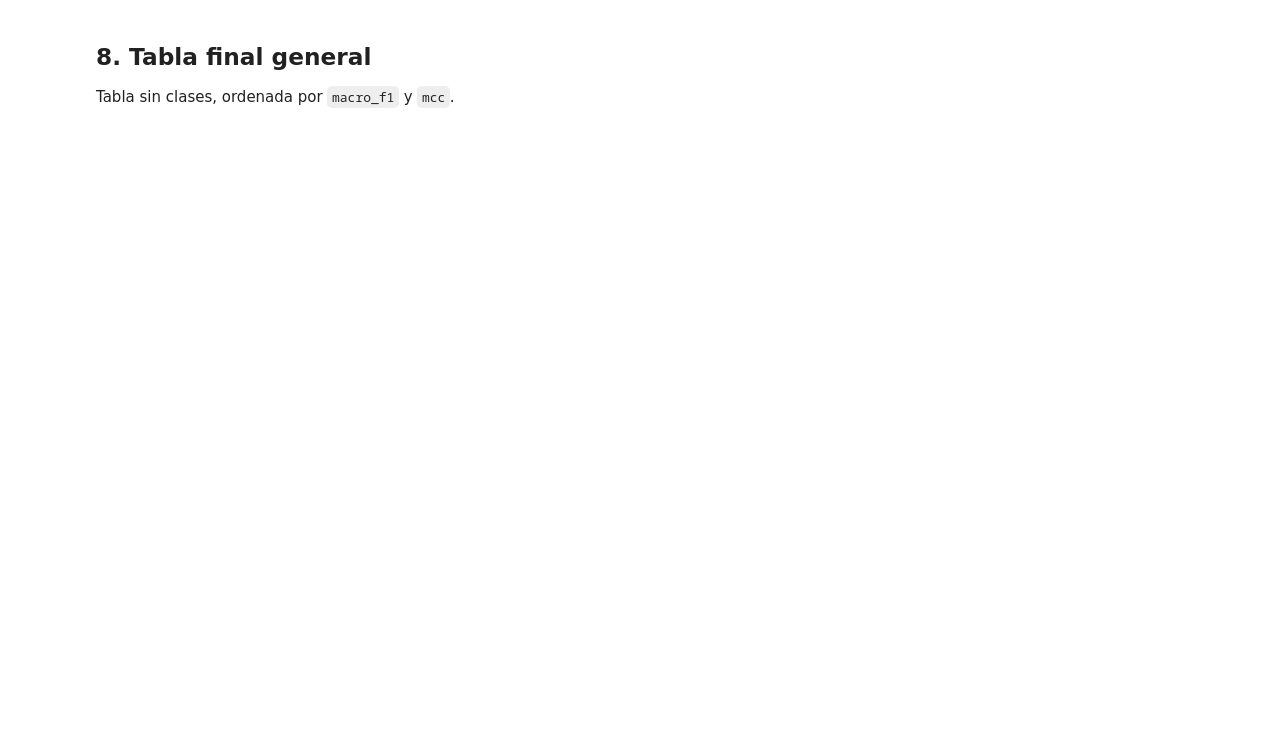
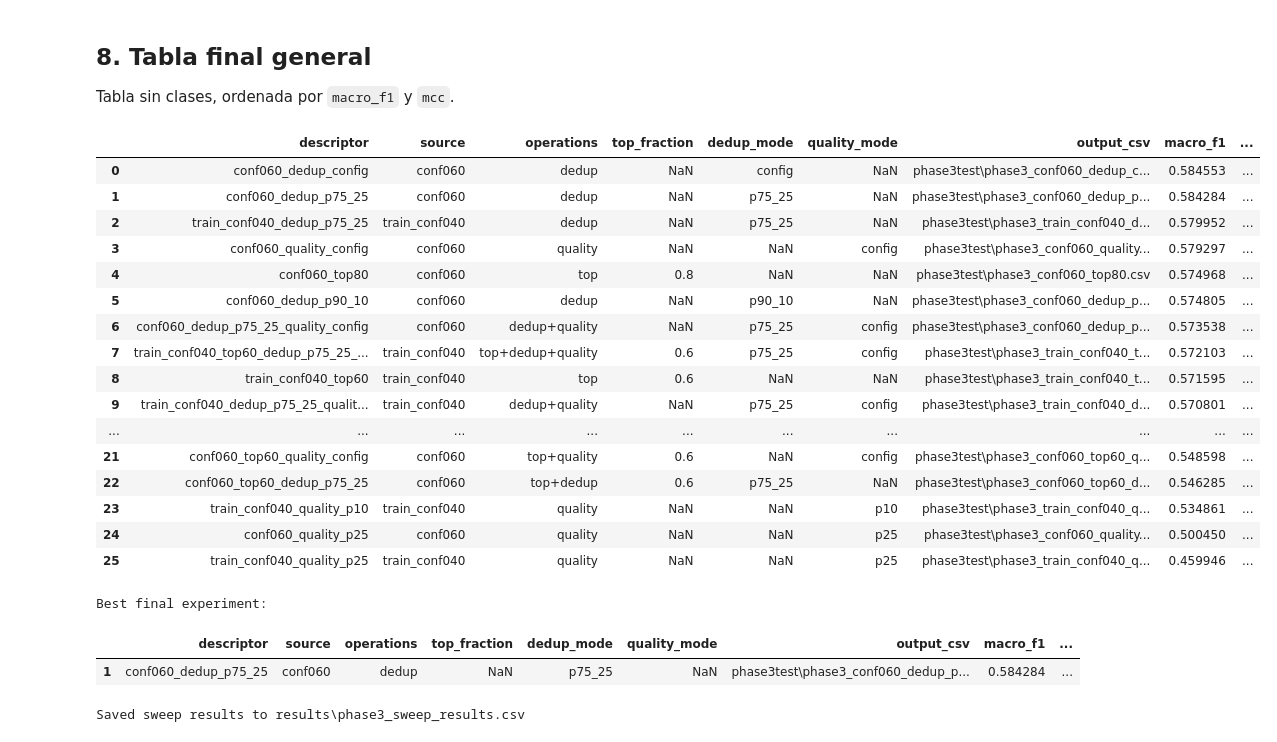
Before and after one commit to luismz14/TFG-DataCentric-AI, a Jupyter notebook: phase3_sweep.ipynb, the cells around one changed output. Saved outputs shown, nothing was run; the diff lists cells and outputs as text; code cells hidden in the pictures; blank space fills up the shorter version.

Commit message:
phase3_results saved

```diff
--- a/phase3_sweep.ipynb
+++ b/phase3_sweep.ipynb
@@ -1,15 +1,16 @@
 # %%
+from pathlib import Path
+
 from IPython.display import display
 
+import src.phase3.curation as phase3_curation
 from src.phase3.curation import (
-    PHASE3_CURATION_DATA_DIR,
     build_phase3_all_experiment_specs,
     build_phase3_combined_experiment_specs,
     build_phase3_individual_experiment_specs,
     prepare_phase3_experiment_dataset,
 )
 from src.curation_evaluation import (
-    PHASE3_EVALUATION_RESULTS_ROOT,
     run_phase3_experiment,
     select_best_phase3_individual_options,
     select_best_phase3_spec,
@@ -19,6 +20,11 @@ from src.curation_evaluation import (
 FORCE_REBUILD_DATASETS = False
 FORCE_SCORE = False
 FORCE_TRAIN = False
+PHASE3_CURATION_DATA_DIR = Path("phase3test")
+PHASE3_EVALUATION_RESULTS_ROOT = Path("phase3_test")
+RESULTS_CSV_PATH = Path("results") / "phase3_sweep_results.csv"
+
+phase3_curation.PHASE3_CURATION_DATA_DIR = PHASE3_CURATION_DATA_DIR
 
 print(f"CSV output dir: data/{PHASE3_CURATION_DATA_DIR}")
 print(f"Training output root: results/<architecture>/{PHASE3_EVALUATION_RESULTS_ROOT}")
@@ -71,14 +136,12 @@ for index, spec in enumerate(individual_specs, start=1):
 
 La seleccion usa `macro_f1`; si la diferencia es menor que `0.005`, desempata por `mcc`.
 # %%
-individual_summary = summarize_phase3_experiment_specs(individual_specs)
-display(individual_summary)
+individual_summary = summarize_phase3_experiment_specs(
+    individual_specs,
+    results_root=PHASE3_EVALUATION_RESULTS_ROOT,
+)
 
 best_options = select_best_phase3_individual_options(individual_summary)
 print("Best top fraction:", best_options["best_top_fraction"])
 print("Best dedup mode:", best_options["best_dedup_mode"])
 print("Best quality mode:", best_options["best_quality_mode"])
-
-display(best_options["best_top_row"].to_frame().T)
-display(best_options["best_dedup_row"].to_frame().T)
-display(best_options["best_quality_row"].to_frame().T)
@@ -133,13 +245,44 @@ Tabla sin clases, ordenada por `macro_f1` y `mcc`.
 # %%
 all_specs = build_phase3_all_experiment_specs(
     best_top_fraction=best_options["best_top_fraction"],
     best_dedup_mode=best_options["best_dedup_mode"],
     best_quality_mode=best_options["best_quality_mode"],
 )
 
-final_summary = summarize_phase3_experiment_specs(all_specs)
-display(final_summary)
+final_summary = summarize_phase3_experiment_specs(
+    all_specs,
+    results_root=PHASE3_EVALUATION_RESULTS_ROOT,
+)
+best_final = select_best_phase3_spec(final_summary)
+results_for_export = final_summary.assign(
+    is_best=lambda df: df["descriptor"].eq(best_final["descriptor"])
+)
+RESULTS_CSV_PATH.parent.mkdir(parents=True, exist_ok=True)
+results_for_export.to_csv(RESULTS_CSV_PATH, index=False)
 
-best_final = select_best_phase3_spec(final_summary)
+display(results_for_export)
 print("Best final experiment:")
 display(best_final.to_frame().T)
+print(f"Saved sweep results to {RESULTS_CSV_PATH}")
+# %% [output]
+|  | descriptor | source | operations | top_fraction | dedup_mode | quality_mode | output_csv | macro_f1 | ... |
+| 0 | conf060_dedup_config | conf060 | dedup | NaN | config | NaN | phase3test\phase3_conf060_dedup_c... | 0.584553 | ... |
+| 1 | conf060_dedup_p75_25 | conf060 | dedup | NaN | p75_25 | NaN | phase3test\phase3_conf060_dedup_p... | 0.584284 | ... |
+| 2 | train_conf040_dedup_p75_25 | train_conf040 | dedup | NaN | p75_25 | NaN | phase3test\phase3_train_conf040_d... | 0.579952 | ... |
+| 3 | conf060_quality_config | conf060 | quality | NaN | NaN | config | phase3test\phase3_conf060_quality... | 0.579297 | ... |
+| 4 | conf060_top80 | conf060 | top | 0.8 | NaN | NaN | phase3test\phase3_conf060_top80.csv | 0.574968 | ... |
+| 5 | conf060_dedup_p90_10 | conf060 | dedup | NaN | p90_10 | NaN | phase3test\phase3_conf060_dedup_p... | 0.574805 | ... |
+| 6 | conf060_dedup_p75_25_quality_config | conf060 | dedup+quality | NaN | p75_25 | config | phase3test\phase3_conf060_dedup_p... | 0.573538 | ... |
+| 7 | train_conf040_top60_dedup_p75_25_... | train_conf040 | top+dedup+quality | 0.6 | p75_25 | config | phase3test\phase3_train_conf040_t... | 0.572103 | ... |
+| 8 | train_conf040_top60 | train_conf040 | top | 0.6 | NaN | NaN | phase3test\phase3_train_conf040_t... | 0.571595 | ... |
+| 9 | train_conf040_dedup_p75_25_qualit... | train_conf040 | dedup+quality | NaN | p75_25 | config | phase3test\phase3_train_conf040_d... | 0.570801 | ... |
+| ... | ... | ... | ... | ... | ... | ... | ... | ... | ... |
+| 21 | conf060_top60_quality_config | conf060 | top+quality | 0.6 | NaN | config | phase3test\phase3_conf060_top60_q... | 0.548598 | ... |
+| 22 | conf060_top60_dedup_p75_25 | conf060 | top+dedup | 0.6 | p75_25 | NaN | phase3test\phase3_conf060_top60_d... | 0.546285 | ... |
+| 23 | train_conf040_quality_p10 | train_conf040 | quality | NaN | NaN | p10 | phase3test\phase3_train_conf040_q... | 0.534861 | ... |
+| 24 | conf060_quality_p25 | conf060 | quality | NaN | NaN | p25 | phase3test\phase3_conf060_quality... | 0.500450 | ... |
+| 25 | train_conf040_quality_p25 | train_conf040 | quality | NaN | NaN | p25 | phase3test\phase3_train_conf040_q... | 0.459946 | ... |
+Best final experiment:
+|  | descriptor | source | operations | top_fraction | dedup_mode | quality_mode | output_csv | macro_f1 | ... |
+| 1 | conf060_dedup_p75_25 | conf060 | dedup | NaN | p75_25 | NaN | phase3test\phase3_conf060_dedup_p... | 0.584284 | ... |
+Saved sweep results to results\phase3_sweep_results.csv
```
Also changed, not shown: parts of 8 cells of this notebook, 31 other files.
